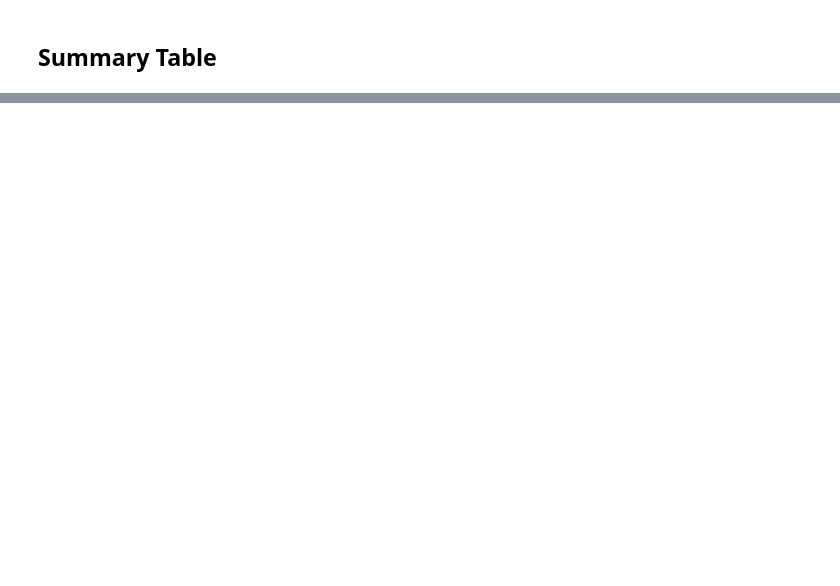
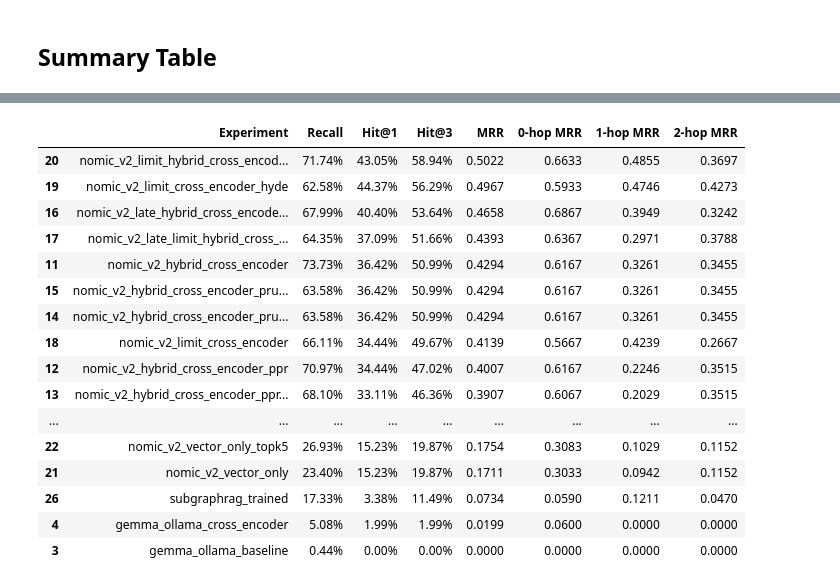
Before and after one commit to edogdu/UCKG, a Jupyter notebook: qa-engine/dataset/experiment_analysis.ipynb, the cells around one changed output, grey strips where cells are left out. Drawn from its saved outputs; the diff is of its cells as text; code cells hidden in the pictures; blank space fills up the shorter version.

```diff
--- a/qa-engine/dataset/experiment_analysis.ipynb
+++ b/qa-engine/dataset/experiment_analysis.ipynb
@@ -283,0 +336,66 @@ Saved: experiments/summary_table.csv
+# %%
+if report and len(df) > 0:
+      rows = []
+      for name, data in report['experiments'].items():
+          overall = data.get('overall', {})
+          row = {
+              'Experiment': name,
+              'Recall': overall.get('avg_recall', 0) * 100,
+              'Hit@1': overall.get('avg_hit_at_1', 0) * 100,
+              'Hit@3': overall.get('avg_hit_at_3', 0) * 100,
+              'MRR': overall.get('avg_mrr', 0),
+          }
+          # Per-hop MRR breakdown
+          for hop in ['0-hop', '1-hop', '2-hop']:
+              hop_data = data.get('by_hop_count', {}).get(hop, {})
+              row[f'{hop} MRR'] = hop_data.get('avg_mrr', 0)
+          rows.append(row)
+
+      rank_df = pd.DataFrame(rows).sort_values('MRR', ascending=False)
+
+      # Only show table if any experiment has ranking data
+      if rank_df['MRR'].sum() > 0:
+          display_cols = ['Experiment', 'Recall', 'Hit@1', 'Hit@3', 'MRR',
+                          '0-hop MRR', '1-hop MRR', '2-hop MRR']
+          rank_summary = rank_df[display_cols].round(4)
+
+          try:
+              def highlight_max(s):
+                  is_max = s == s.max()
+                  return ['background-color: #1b4332' if v else '' for v in is_max]
+
+              styled = rank_summary.style.apply(
+                  highlight_max, subset=['Hit@1', 'Hit@3', 'MRR']
+              ).format({
+                  'Recall': '{:.2f}%',
+                  'Hit@1': '{:.2f}%',
+                  'Hit@3': '{:.2f}%',
+                  'MRR': '{:.4f}',
+                  '0-hop MRR': '{:.4f}',
+                  '1-hop MRR': '{:.4f}',
+                  '2-hop MRR': '{:.4f}',
+              })
+              display(styled)
+          except (ImportError, AttributeError):
+              display(rank_summary)
+      else:
+          print("No ranking metrics (Hit@k/MRR) available yet.")
+          print("Re-run evaluate_node_coverage.py on experiments to compute them.")
+# %% [output]
+|  | Experiment | Recall | Hit@1 | Hit@3 | MRR | 0-hop MRR | 1-hop MRR | 2-hop MRR |
+| 20 | nomic_v2_limit_hybrid_cross_encod... | 71.74% | 43.05% | 58.94% | 0.5022 | 0.6633 | 0.4855 | 0.3697 |
+| 19 | nomic_v2_limit_cross_encoder_hyde | 62.58% | 44.37% | 56.29% | 0.4967 | 0.5933 | 0.4746 | 0.4273 |
+| 16 | nomic_v2_late_hybrid_cross_encode... | 67.99% | 40.40% | 53.64% | 0.4658 | 0.6867 | 0.3949 | 0.3242 |
+| 17 | nomic_v2_late_limit_hybrid_cross_... | 64.35% | 37.09% | 51.66% | 0.4393 | 0.6367 | 0.2971 | 0.3788 |
+| 11 | nomic_v2_hybrid_cross_encoder | 73.73% | 36.42% | 50.99% | 0.4294 | 0.6167 | 0.3261 | 0.3455 |
+| 15 | nomic_v2_hybrid_cross_encoder_pru... | 63.58% | 36.42% | 50.99% | 0.4294 | 0.6167 | 0.3261 | 0.3455 |
+| 14 | nomic_v2_hybrid_cross_encoder_pru... | 63.58% | 36.42% | 50.99% | 0.4294 | 0.6167 | 0.3261 | 0.3455 |
+| 18 | nomic_v2_limit_cross_encoder | 66.11% | 34.44% | 49.67% | 0.4139 | 0.5667 | 0.4239 | 0.2667 |
+| 12 | nomic_v2_hybrid_cross_encoder_ppr | 70.97% | 34.44% | 47.02% | 0.4007 | 0.6167 | 0.2246 | 0.3515 |
+| 13 | nomic_v2_hybrid_cross_encoder_ppr... | 68.10% | 33.11% | 46.36% | 0.3907 | 0.6067 | 0.2029 | 0.3515 |
+| ... | ... | ... | ... | ... | ... | ... | ... | ... |
+| 22 | nomic_v2_vector_only_topk5 | 26.93% | 15.23% | 19.87% | 0.1754 | 0.3083 | 0.1029 | 0.1152 |
+| 21 | nomic_v2_vector_only | 23.40% | 15.23% | 19.87% | 0.1711 | 0.3033 | 0.0942 | 0.1152 |
+| 26 | subgraphrag_trained | 17.33% | 3.38% | 11.49% | 0.0734 | 0.0590 | 0.1211 | 0.0470 |
+| 4 | gemma_ollama_cross_encoder | 5.08% | 1.99% | 1.99% | 0.0199 | 0.0600 | 0.0000 | 0.0000 |
+| 3 | gemma_ollama_baseline | 0.44% | 0.00% | 0.00% | 0.0000 | 0.0000 | 0.0000 | 0.0000 |
```
Also changed, not shown: parts of 9 cells of this notebook, 12 other files.
